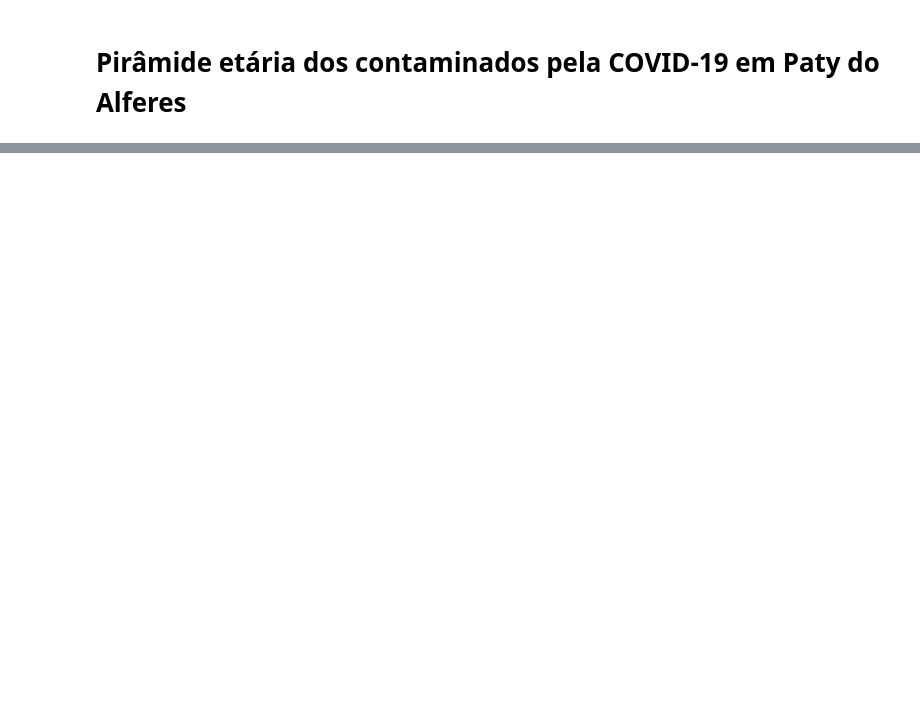
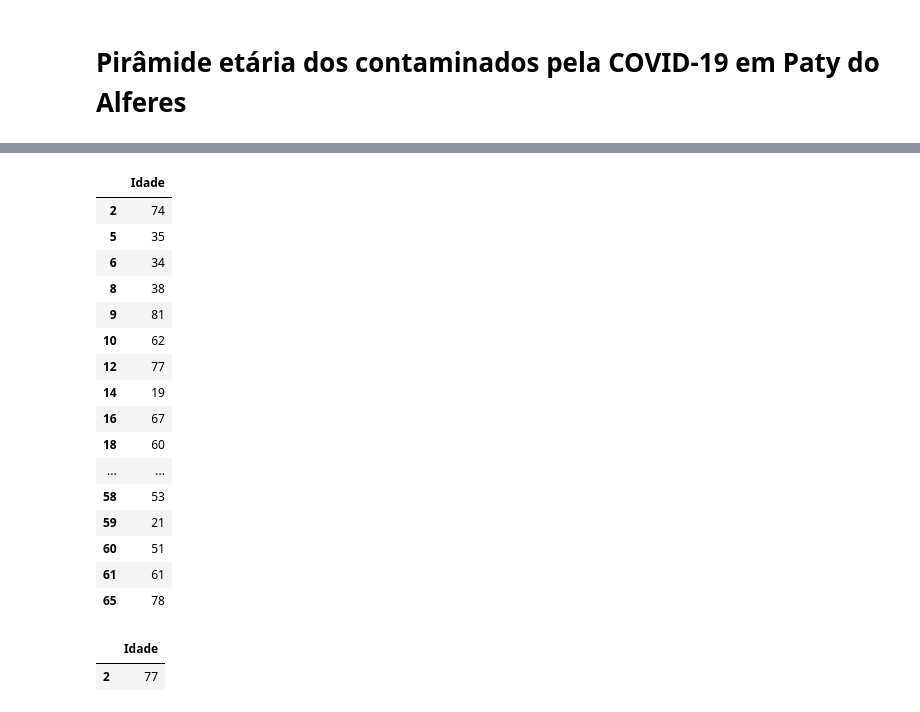
Before and after one commit to fpgdesa/CovidDashboard, a Jupyter notebook: dashboard/Notebook/Dados_Paty.ipynb, the cells around one changed output, grey strips where cells are left out. Cells and saved outputs as stored; diff of their text form; code cells hidden in the pictures; blank space fills up the shorter version.

```diff
--- a/dashboard/Notebook/Dados_Paty.ipynb
+++ b/dashboard/Notebook/Dados_Paty.ipynb
@@ -217,0 +208,22 @@ men_with_dogs_bins = np.array([0, 1, 300, 273, 256, 211, 201, 170, 145, 43])
+# %%
+homens_contaminados_paty = dados_contaminados_paty[dados_contaminados_paty['Sexo']=='Masculino'][['Idade']]
+# %%
+homens_contaminados_paty
+# %% [output]
+|  | Idade |
+| 2 | 74 |
+| 5 | 35 |
+| 6 | 34 |
+| 8 | 38 |
+| 9 | 81 |
+| 10 | 62 |
+| 12 | 77 |
+| 14 | 19 |
+| 16 | 67 |
+| 18 | 60 |
+| ... | ... |
+| 58 | 53 |
+| 59 | 21 |
+| 60 | 51 |
+| 61 | 61 |
+| 65 | 78 |
@@ -217,0 +232,5 @@ men_with_dogs_bins = np.array([0, 1, 300, 273, 256, 211, 201, 170, 145, 43])
+# %%
+mulheres_obito_paty.head()
+# %% [output]
+|  | Idade |
+| 2 | 77 |
```
Also changed, not shown: parts of 16 cells of this notebook, 4 other files.
